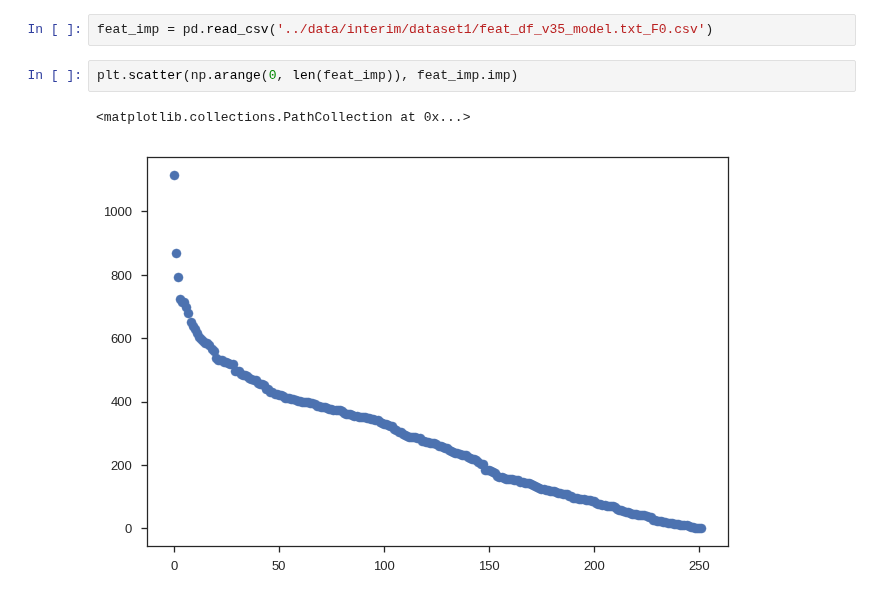
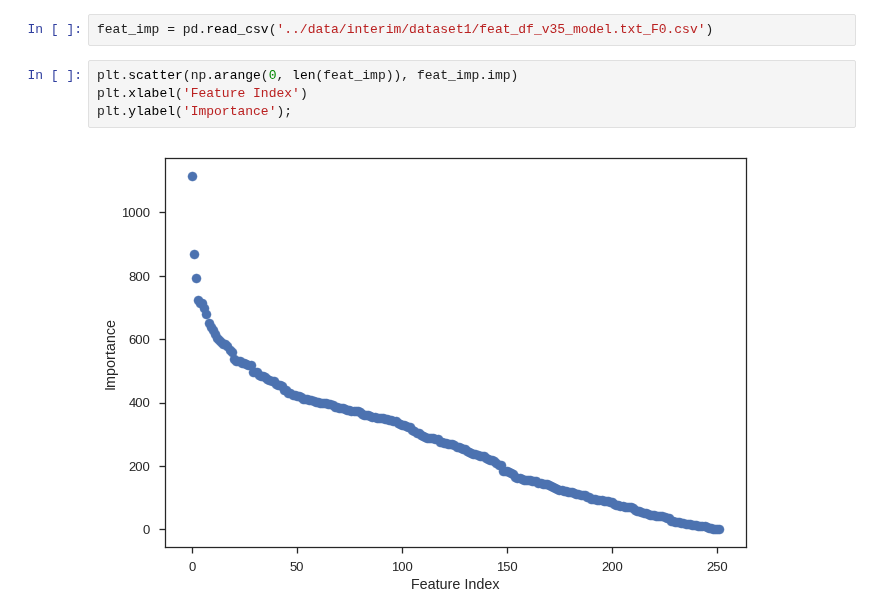
Before and after one commit to numb3r33/Kaggle_Home_Credit, a Jupyter notebook: notebooks/EDA.ipynb, the cells around one changed output. Drawn from its saved outputs; the diff is of its cells as text.

```diff
--- a/notebooks/EDA.ipynb
+++ b/notebooks/EDA.ipynb
@@ -28,6 +28,7 @@ Wall time: 143 ms
 feat_imp = pd.read_csv('../data/interim/dataset1/feat_df_v35_model.txt_F0.csv')
 # %%
 plt.scatter(np.arange(0, len(feat_imp)), feat_imp.imp)
+plt.xlabel('Feature Index')
+plt.ylabel('Importance');
 # %% [output]
-<matplotlib.collections.PathCollection at 0x...>
-[figure, old version]
+[figure, new version]
```
Also changed, not shown: parts of 82 cells of this notebook.
